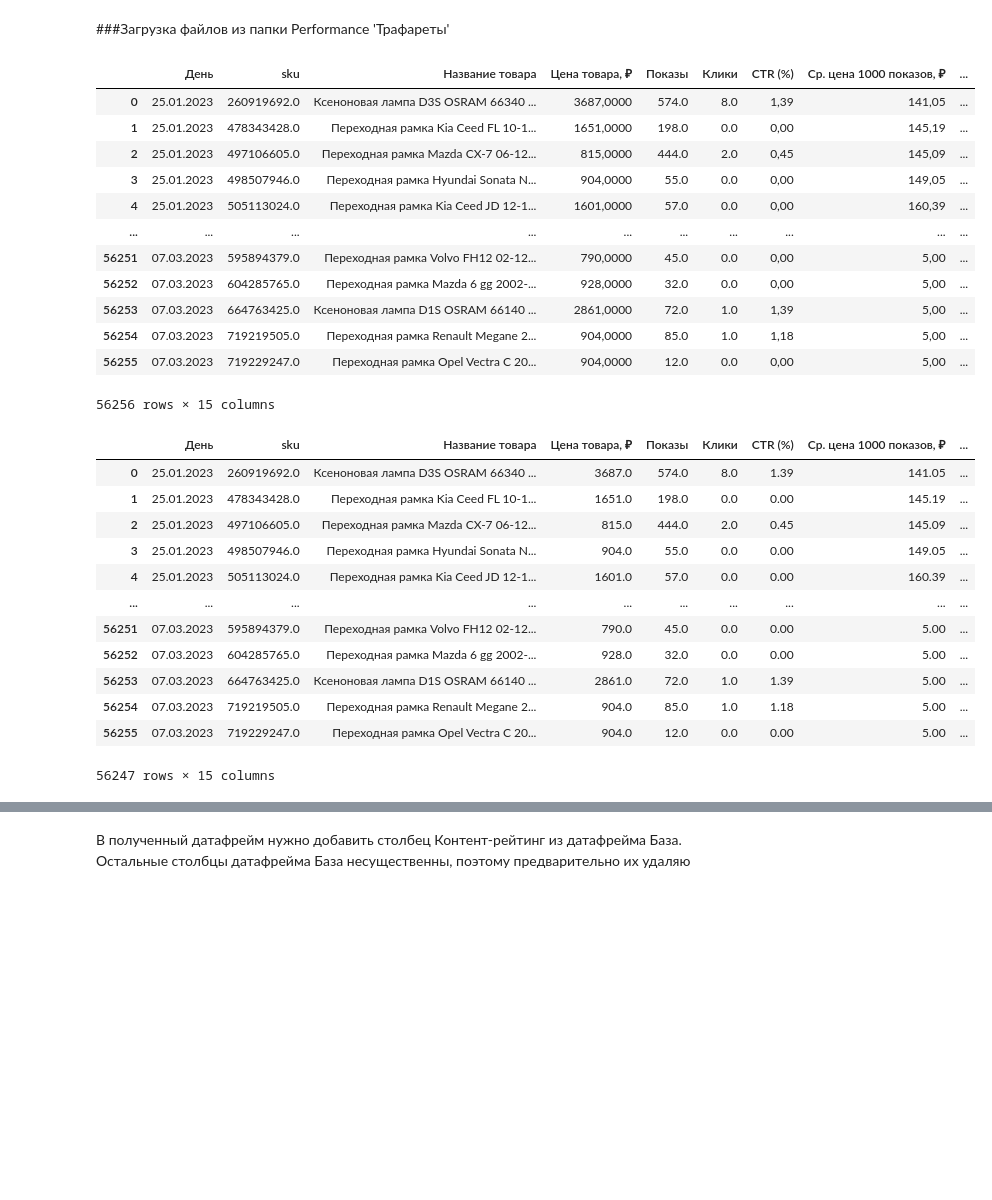
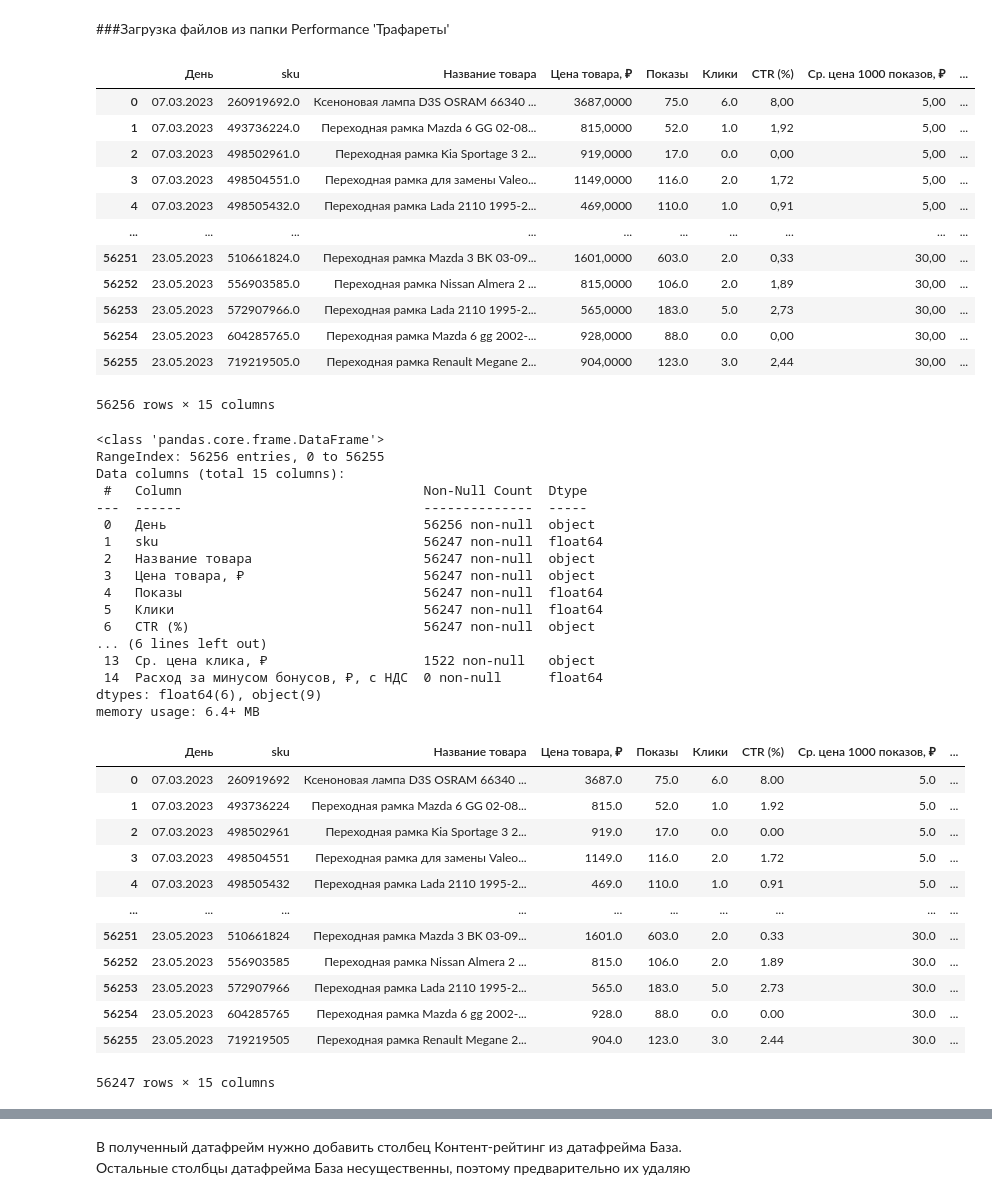
Before and after one commit to Untick/Marketplaces, a Jupyter notebook: Domoscanova Irina/AI_стажировка_Ingate_1_1_2.ipynb, the cells around one changed output, grey strips where cells are left out. Cells and saved outputs as stored; diff of their text form; code cells hidden in the pictures; blank space fills up the shorter version.

```diff
--- a/Domoscanova Irina/AI_стажировка_Ingate_1_1_2.ipynb
+++ b/Domoscanova Irina/AI_стажировка_Ingate_1_1_2.ipynb
@@ -139,59 +238,79 @@ promo.head()
 # %%
 # Загрузка и объединение в один датафрейм файлов Трафареты
 
-dir = '/content/drive/MyDrive/AI/Стажировка Прогнозирование продаж на маркетплейсах INGATE/Трафареты/'    # Объявление директории, откуда гружу файлы
+dir_traf = '/content/drive/MyDrive/AI/Стажировка Прогнозирование продаж на маркетплейсах INGATE/Трафареты/'    # Объявление директории, откуда гружу файлы
 trafarets = pd.DataFrame()                                                      # Создаю пустой датафрейм, чтобы присоединять к нему каждый следующий файл
-for file in os.listdir(dir):                                                    # Возвращаю список всех имен файлов и папок в указанной директории
+for file in os.listdir(dir_traf):                                               # Возвращаю список всех имен файлов и папок в указанной директории
   if file.endswith('.csv'):                                                     # Если файл заканчивается на '.csv', то начинается цикл
-    traf = pd.read_csv(dir+file,                                                # Читаю каждый файл
+    traf = pd.read_csv(dir_traf+file,                                           # Читаю каждый файл
                        sep=";",                                                 # Делимитер точка с запятой
                        header=1,                                                # Заголовки во второй строке (индекс 1)
                        skiprows=0,                                              # Пропускаю 1 строку сначала, так как в ней комментарий, а не данные
                        skipfooter=1,                                            # Пропускаю 1 строку с конца, так как в ней подсчитаны итоги по файлу
                        date_parser=['День'],
                        dayfirst=True)
     trafarets = pd.concat([trafarets, traf], ignore_index=True)                 # Последовательно объединяю прочитанные данные, игнорируя их индекс, чтобы был общий индекс объединенного датафрейма
 
 display(trafarets)
+trafarets.info()
 # %% [output]
 |  | День | sku | Название товара | Цена товара, ₽ | Показы | Клики | CTR (%) | Ср. цена 1000 показов, ₽ | ... |
-| 0 | 25.01.2023 | 260919692.0 | Ксеноновая лампа D3S OSRAM 66340 ... | 3687,0000 | 574.0 | 8.0 | 1,39 | 141,05 | ... |
-| 1 | 25.01.2023 | 478343428.0 | Переходная рамка Kia Ceed FL 10-1... | 1651,0000 | 198.0 | 0.0 | 0,00 | 145,19 | ... |
-| 2 | 25.01.2023 | 497106605.0 | Переходная рамка Mazda CX-7 06-12... | 815,0000 | 444.0 | 2.0 | 0,45 | 145,09 | ... |
-| 3 | 25.01.2023 | 498507946.0 | Переходная рамка Hyundai Sonata N... | 904,0000 | 55.0 | 0.0 | 0,00 | 149,05 | ... |
-| 4 | 25.01.2023 | 505113024.0 | Переходная рамка Kia Ceed JD 12-1... | 1601,0000 | 57.0 | 0.0 | 0,00 | 160,39 | ... |
+| 0 | 07.03.2023 | 260919692.0 | Ксеноновая лампа D3S OSRAM 66340 ... | 3687,0000 | 75.0 | 6.0 | 8,00 | 5,00 | ... |
+| 1 | 07.03.2023 | 493736224.0 | Переходная рамка Mazda 6 GG 02-08... | 815,0000 | 52.0 | 1.0 | 1,92 | 5,00 | ... |
+| 2 | 07.03.2023 | 498502961.0 | Переходная рамка Kia Sportage 3 2... | 919,0000 | 17.0 | 0.0 | 0,00 | 5,00 | ... |
+| 3 | 07.03.2023 | 498504551.0 | Переходная рамка для замены Valeo... | 1149,0000 | 116.0 | 2.0 | 1,72 | 5,00 | ... |
+| 4 | 07.03.2023 | 498505432.0 | Переходная рамка Lada 2110 1995-2... | 469,0000 | 110.0 | 1.0 | 0,91 | 5,00 | ... |
 | ... | ... | ... | ... | ... | ... | ... | ... | ... | ... |
-| 56251 | 07.03.2023 | 595894379.0 | Переходная рамка Volvo FH12 02-12... | 790,0000 | 45.0 | 0.0 | 0,00 | 5,00 | ... |
-| 56252 | 07.03.2023 | 604285765.0 | Переходная рамка Mazda 6 gg 2002-... | 928,0000 | 32.0 | 0.0 | 0,00 | 5,00 | ... |
-| 56253 | 07.03.2023 | 664763425.0 | Ксеноновая лампа D1S OSRAM 66140 ... | 2861,0000 | 72.0 | 1.0 | 1,39 | 5,00 | ... |
-| 56254 | 07.03.2023 | 719219505.0 | Переходная рамка Renault Megane 2... | 904,0000 | 85.0 | 1.0 | 1,18 | 5,00 | ... |
-| 56255 | 07.03.2023 | 719229247.0 | Переходная рамка Opel Vectra C 20... | 904,0000 | 12.0 | 0.0 | 0,00 | 5,00 | ... |
+| 56251 | 23.05.2023 | 510661824.0 | Переходная рамка Mazda 3 BK 03-09... | 1601,0000 | 603.0 | 2.0 | 0,33 | 30,00 | ... |
+| 56252 | 23.05.2023 | 556903585.0 | Переходная рамка Nissan Almera 2 ... | 815,0000 | 106.0 | 2.0 | 1,89 | 30,00 | ... |
+| 56253 | 23.05.2023 | 572907966.0 | Переходная рамка Lada 2110 1995-2... | 565,0000 | 183.0 | 5.0 | 2,73 | 30,00 | ... |
+| 56254 | 23.05.2023 | 604285765.0 | Переходная рамка Mazda 6 gg 2002-... | 928,0000 | 88.0 | 0.0 | 0,00 | 30,00 | ... |
+| 56255 | 23.05.2023 | 719219505.0 | Переходная рамка Renault Megane 2... | 904,0000 | 123.0 | 3.0 | 2,44 | 30,00 | ... |
 56256 rows × 15 columns
+<class 'pandas.core.frame.DataFrame'>
+RangeIndex: 56256 entries, 0 to 56255
+Data columns (total 15 columns):
+ #   Column                               Non-Null Count  Dtype
+---  ------                               --------------  -----
+ 0   День                                 56256 non-null  object
+ 1   sku                                  56247 non-null  float64
+ 2   Название товара                      56247 non-null  object
+ 3   Цена товара, ₽                       56247 non-null  object
+ 4   Показы                               56247 non-null  float64
+ 5   Клики                                56247 non-null  float64
+ 6   CTR (%)                              56247 non-null  object
+... (6 lines left out)
+ 13  Ср. цена клика, ₽                    1522 non-null   object
+ 14  Расход за минусом бонусов, ₽, с НДС  0 non-null      float64
+dtypes: float64(6), object(9)
+memory usage: 6.4+ MB
 # %%
 # В получившемся датафрейме осталось несколько проблем:
 # Имеются строки корректировки без привязки к артикулу и дате. Их можно узнать по отрицательному расходу
 # Чтобы иметь возможность отфильтровать данные без корректировок, нужно привести все данные, похожие на числа, в формат float
 
-trafarets.fillna(0, inplace=True)                                               # Замена Nan
-traf_col = ['Цена товара, ₽', 'CTR (%)', 'Ср. цена 1000 показов, ₽', 'Расход, ₽, с НДС', 'Выручка, ₽', 'Выручка с заказов модели, ₽']
+traf_col = ['Цена товара, ₽', 'CTR (%)', 'Ср. цена 1000 показов, ₽', 'Расход, ₽, с НДС', 'Выручка, ₽', 'Выручка с заказов модели, ₽', 'Ср. цена клика, ₽']
 trafarets[traf_col] = trafarets[traf_col].apply(lambda x: x.str.replace(',', '.').astype(float))          # Замена запятых на точки, приведение к Float
 
 trafarets = trafarets[(trafarets['Расход, ₽, с НДС'] >= 0)]                     # Отбор строк только с положительным расходом
 
+trafarets.fillna(0, inplace=True)                                               # Замена Nan
+trafarets['sku'] = trafarets['sku'].astype(int)
+
 trafarets.to_csv('/content/drive/MyDrive/AI/Стажировка Прогнозирование продаж на маркетплейсах INGATE/Трафареты/outer.csv')    # Запись получившегося датафрейма на диск для быстрого доступа
 
 display(trafarets)
 # %% [output]
 |  | День | sku | Название товара | Цена товара, ₽ | Показы | Клики | CTR (%) | Ср. цена 1000 показов, ₽ | ... |
-| 0 | 25.01.2023 | 260919692.0 | Ксеноновая лампа D3S OSRAM 66340 ... | 3687.0 | 574.0 | 8.0 | 1.39 | 141.05 | ... |
-| 1 | 25.01.2023 | 478343428.0 | Переходная рамка Kia Ceed FL 10-1... | 1651.0 | 198.0 | 0.0 | 0.00 | 145.19 | ... |
-| 2 | 25.01.2023 | 497106605.0 | Переходная рамка Mazda CX-7 06-12... | 815.0 | 444.0 | 2.0 | 0.45 | 145.09 | ... |
-| 3 | 25.01.2023 | 498507946.0 | Переходная рамка Hyundai Sonata N... | 904.0 | 55.0 | 0.0 | 0.00 | 149.05 | ... |
-| 4 | 25.01.2023 | 505113024.0 | Переходная рамка Kia Ceed JD 12-1... | 1601.0 | 57.0 | 0.0 | 0.00 | 160.39 | ... |
+| 0 | 07.03.2023 | 260919692 | Ксеноновая лампа D3S OSRAM 66340 ... | 3687.0 | 75.0 | 6.0 | 8.00 | 5.0 | ... |
+| 1 | 07.03.2023 | 493736224 | Переходная рамка Mazda 6 GG 02-08... | 815.0 | 52.0 | 1.0 | 1.92 | 5.0 | ... |
+| 2 | 07.03.2023 | 498502961 | Переходная рамка Kia Sportage 3 2... | 919.0 | 17.0 | 0.0 | 0.00 | 5.0 | ... |
+| 3 | 07.03.2023 | 498504551 | Переходная рамка для замены Valeo... | 1149.0 | 116.0 | 2.0 | 1.72 | 5.0 | ... |
+| 4 | 07.03.2023 | 498505432 | Переходная рамка Lada 2110 1995-2... | 469.0 | 110.0 | 1.0 | 0.91 | 5.0 | ... |
 | ... | ... | ... | ... | ... | ... | ... | ... | ... | ... |
-| 56251 | 07.03.2023 | 595894379.0 | Переходная рамка Volvo FH12 02-12... | 790.0 | 45.0 | 0.0 | 0.00 | 5.00 | ... |
-| 56252 | 07.03.2023 | 604285765.0 | Переходная рамка Mazda 6 gg 2002-... | 928.0 | 32.0 | 0.0 | 0.00 | 5.00 | ... |
-| 56253 | 07.03.2023 | 664763425.0 | Ксеноновая лампа D1S OSRAM 66140 ... | 2861.0 | 72.0 | 1.0 | 1.39 | 5.00 | ... |
-| 56254 | 07.03.2023 | 719219505.0 | Переходная рамка Renault Megane 2... | 904.0 | 85.0 | 1.0 | 1.18 | 5.00 | ... |
-| 56255 | 07.03.2023 | 719229247.0 | Переходная рамка Opel Vectra C 20... | 904.0 | 12.0 | 0.0 | 0.00 | 5.00 | ... |
+| 56251 | 23.05.2023 | 510661824 | Переходная рамка Mazda 3 BK 03-09... | 1601.0 | 603.0 | 2.0 | 0.33 | 30.0 | ... |
+| 56252 | 23.05.2023 | 556903585 | Переходная рамка Nissan Almera 2 ... | 815.0 | 106.0 | 2.0 | 1.89 | 30.0 | ... |
+| 56253 | 23.05.2023 | 572907966 | Переходная рамка Lada 2110 1995-2... | 565.0 | 183.0 | 5.0 | 2.73 | 30.0 | ... |
+| 56254 | 23.05.2023 | 604285765 | Переходная рамка Mazda 6 gg 2002-... | 928.0 | 88.0 | 0.0 | 0.00 | 30.0 | ... |
+| 56255 | 23.05.2023 | 719219505 | Переходная рамка Renault Megane 2... | 904.0 | 123.0 | 3.0 | 2.44 | 30.0 | ... |
 56247 rows × 15 columns
```
Also changed, not shown: parts of 58 cells of this notebook.
